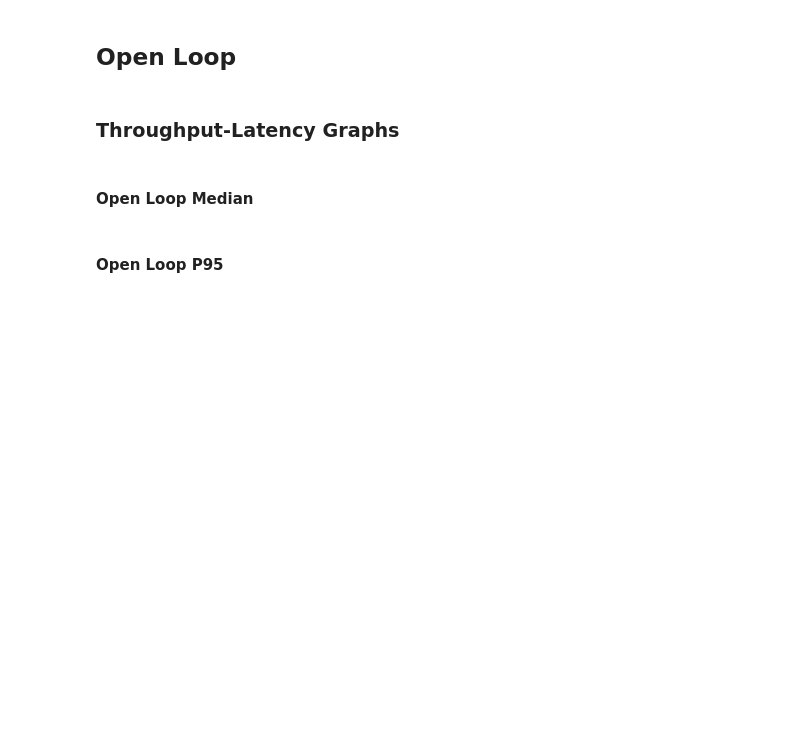
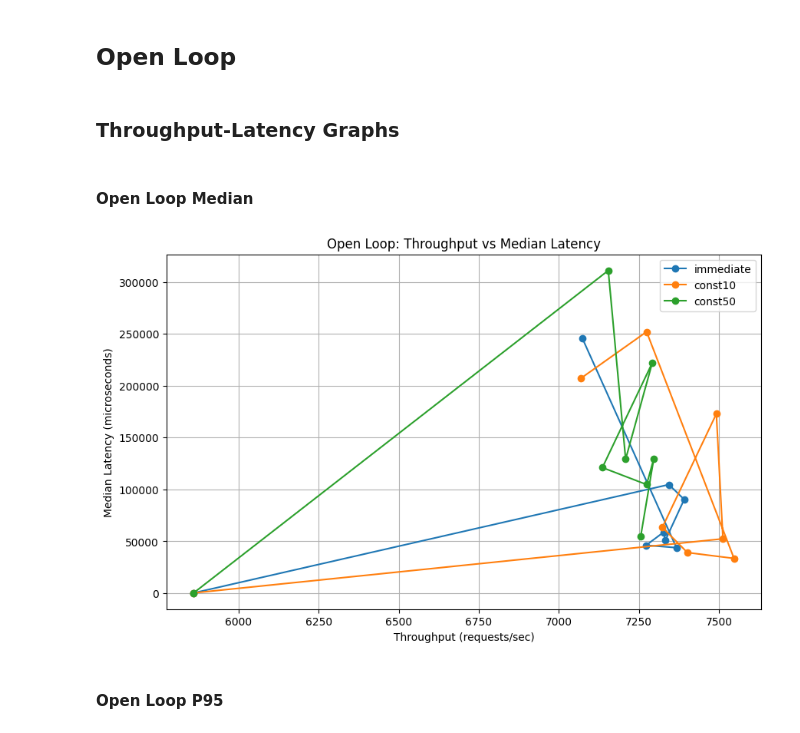
Before and after one commit to Steven-Yiran/woonsocket, a Jupyter notebook: project-0/report.ipynb, the cells around one changed output. Cells and saved outputs as stored; diff of their text form; code cells hidden in the pictures; blank space fills up the shorter version.

```diff
--- a/project-0/report.ipynb
+++ b/project-0/report.ipynb
@@ -102,5 +109,27 @@ Describe the graphs above. Why do they exhibit this pattern?
 ### Throughput-Latency Graphs
 # %% [markdown]
 #### Open Loop Median
+# %%
+# Read the open loop data
+df_open = pd.read_csv('../data/open_loop_summary.csv')
+
+# plot the throughput-latency graph for all median latencies
+plt.figure(figsize=(10, 6))
+
+for workload in df_open['workload'].unique():
+    workload_data = df_open[df_open['workload'] == workload]
+    plt.plot(workload_data['throughput'], workload_data['median_latency'],
+             marker='o', label=workload)
+
+plt.xlabel('Throughput (requests/sec)')
+plt.ylabel('Median Latency (microseconds)')
+plt.title('Open Loop: Throughput vs Median Latency')
+plt.legend()
+plt.grid(True)
+# plt.yscale('log')
+# plt.xscale('log')
+plt.show()
+# %% [output]
+[figure, added]
 # %% [markdown]
 #### Open Loop P95
```
Also changed, not shown: parts of 8 cells of this notebook, 4 other files.
